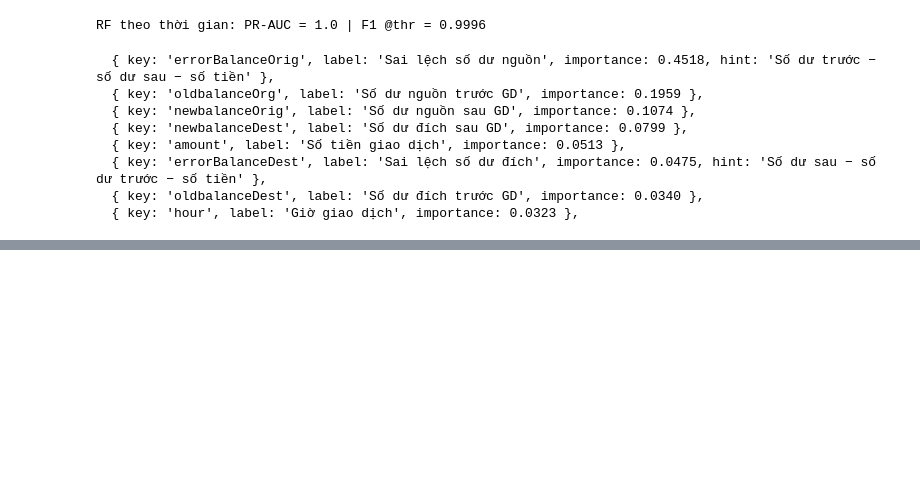
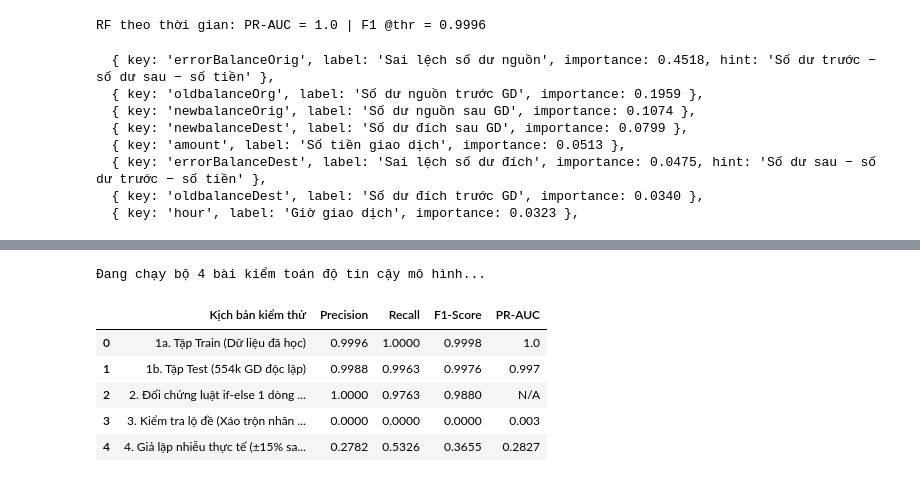
Before and after one commit to letruonghuy/FraudRiskMgmt, a Jupyter notebook: fraud-detection-ml/notebooks/fraud_model_training.ipynb, the cells around one changed output, grey strips where cells are left out. Saved outputs shown, nothing was run; the diff lists cells and outputs as text; code cells hidden in the pictures; blank space fills up the shorter version.

```diff
--- a/fraud-detection-ml/notebooks/fraud_model_training.ipynb
+++ b/fraud-detection-ml/notebooks/fraud_model_training.ipynb
@@ -515,0 +601,65 @@ for k, v in sorted(imp.items(), key=lambda kv: -kv[1]):
+# %%
+import numpy as np
+import pandas as pd
+from sklearn.base import clone
+from sklearn.metrics import precision_score, recall_score, f1_score, average_precision_score
+
+print("Đang chạy bộ 4 bài kiểm toán độ tin cậy mô hình...\n")
+
+results_audit = []
+
+def eval_row(name, y_true, y_pred, y_prob=None):
+    return {
+        "Kịch bản kiểm thử": name,
+        "Precision": round(precision_score(y_true, y_pred, zero_division=0), 4),
+        "Recall": round(recall_score(y_true, y_pred, zero_division=0), 4),
+        "F1-Score": round(f1_score(y_true, y_pred, zero_division=0), 4),
+        "PR-AUC": round(average_precision_score(y_true, y_prob), 4) if y_prob is not None else "N/A"
+    }
+
+# 1. Điểm gốc trên tập Train vs Test (Kiểm tra Overfitting)
+s_train = best.predict_proba(X_train)[:, 1]
+pred_train = (s_train >= thr).astype(int)
+results_audit.append(eval_row("1a. Tập Train (Dữ liệu đã học)", y_train, pred_train, s_train))
+results_audit.append(eval_row("1b. Tập Test (554k GD độc lập)", y_test, pred_test, s_test))
+
+# 2. Luật cứng if-else 1 dòng (Chứng minh bản chất dữ liệu PaySim dễ tách lớp)
+rule_pred = (
+    (X_test['oldbalanceOrg'] > 0) &
+    (X_test['newbalanceOrig'] == 0) &
+    (np.abs(X_test['errorBalanceOrig']) < 1e-2)
+).astype(int)
+results_audit.append(eval_row("2. Đối chứng luật if-else 1 dòng (Không dùng ML)", y_test, rule_pred))
+
+# 3. Permutation Test: Xáo trộn ngẫu nhiên nhãn y_train (Chứng minh không rò rỉ dữ liệu)
+rng = np.random.RandomState(RANDOM_STATE)
+y_train_shuffled = rng.permutation(y_train)
+sanity_model = clone(best)
+sanity_model.fit(X_train, y_train_shuffled)
+s_sanity = sanity_model.predict_proba(X_test)[:, 1]
+pred_sanity = (s_sanity >= thr).astype(int)
+results_audit.append(eval_row("3. Kiểm tra lộ đề (Xáo trộn nhãn ngẫu nhiên)", y_test, pred_sanity, s_sanity))
+
+# 4. Stress Test: Bơm nhiễu ±15% vào số dư để giả lập dữ liệu ngân hàng thực tế
+X_test_noisy = X_test.copy()
+noise_orig = rng.normal(1.0, 0.15, size=len(X_test_noisy))
+noise_dest = rng.normal(1.0, 0.15, size=len(X_test_noisy))
+X_test_noisy['oldbalanceOrg'] = np.maximum(0, X_test_noisy['oldbalanceOrg'] * noise_orig)
+X_test_noisy['newbalanceDest'] = np.maximum(0, X_test_noisy['newbalanceDest'] * noise_dest)
+X_test_noisy['errorBalanceOrig'] = X_test_noisy['oldbalanceOrg'] - X_test_noisy['newbalanceOrig'] - X_test_noisy['amount']
+X_test_noisy['errorBalanceDest'] = X_test_noisy['newbalanceDest'] - X_test_noisy['oldbalanceDest'] - X_test_noisy['amount']
+
+s_noisy = best.predict_proba(X_test_noisy)[:, 1]
+pred_noisy = (s_noisy >= thr).astype(int)
+results_audit.append(eval_row("4. Giả lập nhiễu thực tế (±15% sai số số dư)", y_test, pred_noisy, s_noisy))
+
+df_audit = pd.DataFrame(results_audit)
+display(df_audit)
+# %% [output]
+Đang chạy bộ 4 bài kiểm toán độ tin cậy mô hình...
+|  | Kịch bản kiểm thử | Precision | Recall | F1-Score | PR-AUC |
+| 0 | 1a. Tập Train (Dữ liệu đã học) | 0.9996 | 1.0000 | 0.9998 | 1.0 |
+| 1 | 1b. Tập Test (554k GD độc lập) | 0.9988 | 0.9963 | 0.9976 | 0.997 |
+| 2 | 2. Đối chứng luật if-else 1 dòng ... | 1.0000 | 0.9763 | 0.9880 | N/A |
+| 3 | 3. Kiểm tra lộ đề (Xáo trộn nhãn ... | 0.0000 | 0.0000 | 0.0000 | 0.003 |
+| 4 | 4. Giả lập nhiễu thực tế (±15% sa... | 0.2782 | 0.5326 | 0.3655 | 0.2827 |
```
Also changed, not shown: parts of 9 cells of this notebook, 2 other files.
